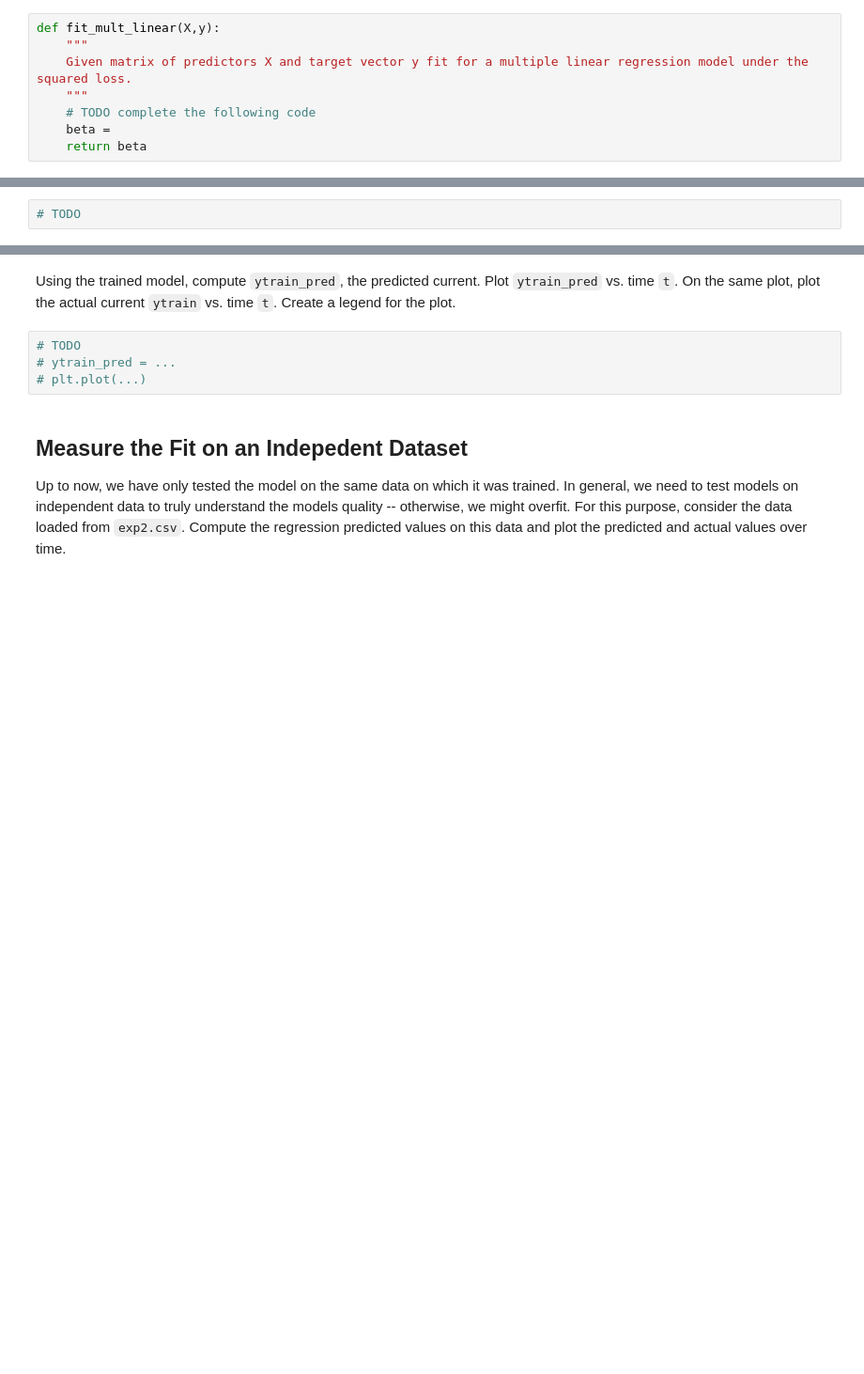
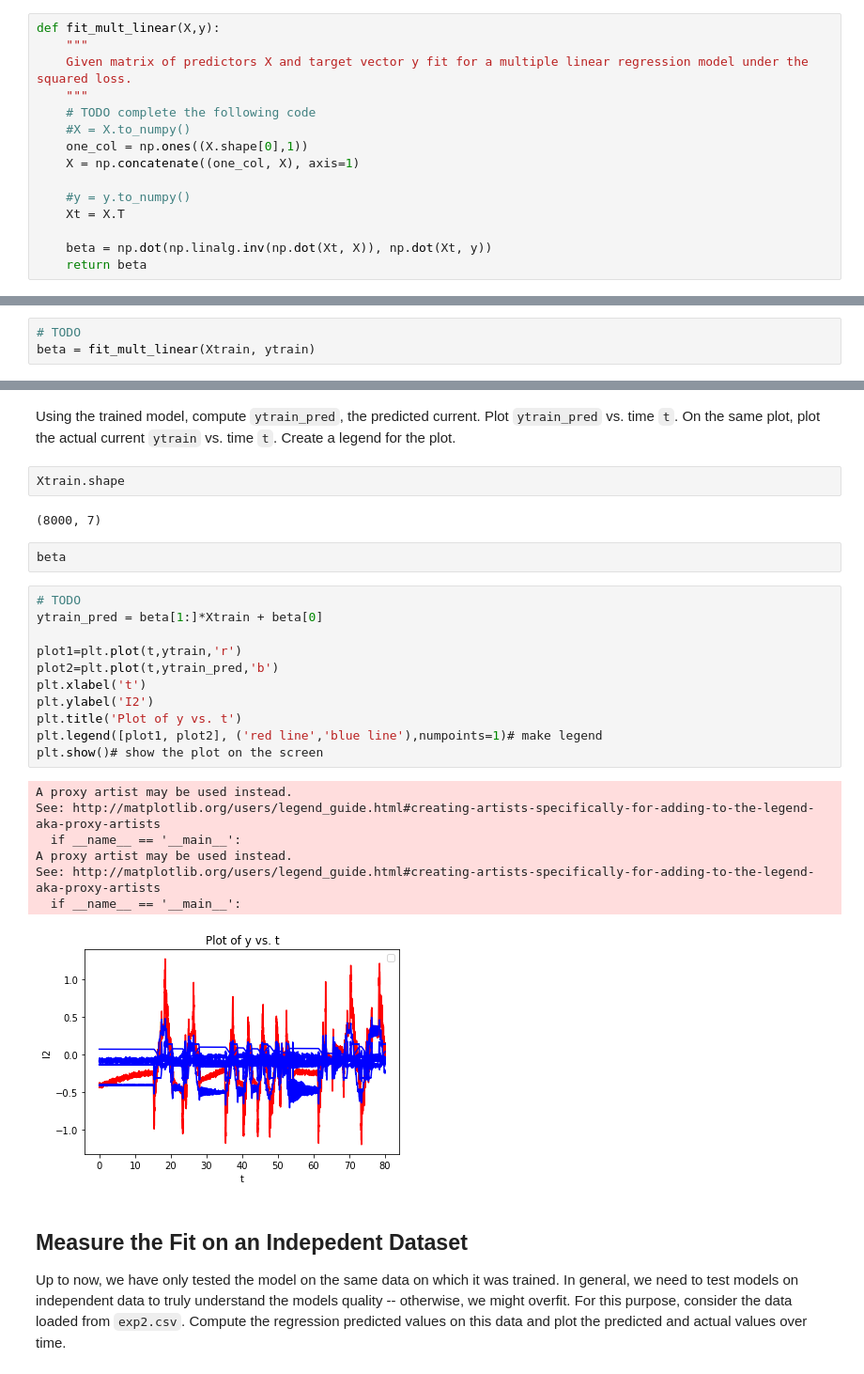
Before and after one commit to VishalShah1999/Machine-Learning, a Jupyter notebook: lab2p1.ipynb, the cells around one changed output, grey strips where cells are left out. Shown at 94% size. Saved outputs shown, nothing was run; the diff lists cells and outputs as text; blank space fills up the shorter version.

```diff
--- a/lab2p1.ipynb
+++ b/lab2p1.ipynb
@@ -83,9 +83,17 @@ def fit_mult_linear(X,y):
     Given matrix of predictors X and target vector y fit for a multiple linear regression model under the squared loss.
     """
     # TODO complete the following code
-    beta =
+    #X = X.to_numpy()
+    one_col = np.ones((X.shape[0],1))
+    X = np.concatenate((one_col, X), axis=1)
+
+    #y = y.to_numpy()
+    Xt = X.T
+
+    beta = np.dot(np.linalg.inv(np.dot(Xt, X)), np.dot(Xt, y))
     return beta
 # %% [markdown]
 Train the model on the training data.
 # %%
 # TODO
+beta = fit_mult_linear(Xtrain, ytrain)
@@ -92,9 +105,30 @@ Train the model on the training data.
 # %% [markdown]
 Using the trained model, compute `ytrain_pred`, the predicted current.  Plot `ytrain_pred` vs. time `t`.  On the same plot, plot the actual current `ytrain` vs. time `t`.  Create a legend for the plot.
-# %%
-# TODO
-# ytrain_pred = ...
-# plt.plot(...)
+# %%
+Xtrain.shape
+# %% [output]
+(8000, 7)
+# %%
+beta
+# %%
+# TODO
+ytrain_pred = beta[1:]*Xtrain + beta[0]
+
+plot1=plt.plot(t,ytrain,'r')
+plot2=plt.plot(t,ytrain_pred,'b')
+plt.xlabel('t')
+plt.ylabel('I2')
+plt.title('Plot of y vs. t')
+plt.legend([plot1, plot2], ('red line','blue line'),numpoints=1)# make legend
+plt.show()# show the plot on the screen
+# %% [output]
+A proxy artist may be used instead.
+See: http://matplotlib.org/users/legend_guide.html#creating-artists-specifically-for-adding-to-the-legend-aka-proxy-artists
+  if __name__ == '__main__':
+A proxy artist may be used instead.
+See: http://matplotlib.org/users/legend_guide.html#creating-artists-specifically-for-adding-to-the-legend-aka-proxy-artists
+  if __name__ == '__main__':
+[figure, added]
 # %% [markdown]
 ## Measure the Fit on an Indepedent Dataset
 
```
Also changed, not shown: parts of 8 cells of this notebook.
